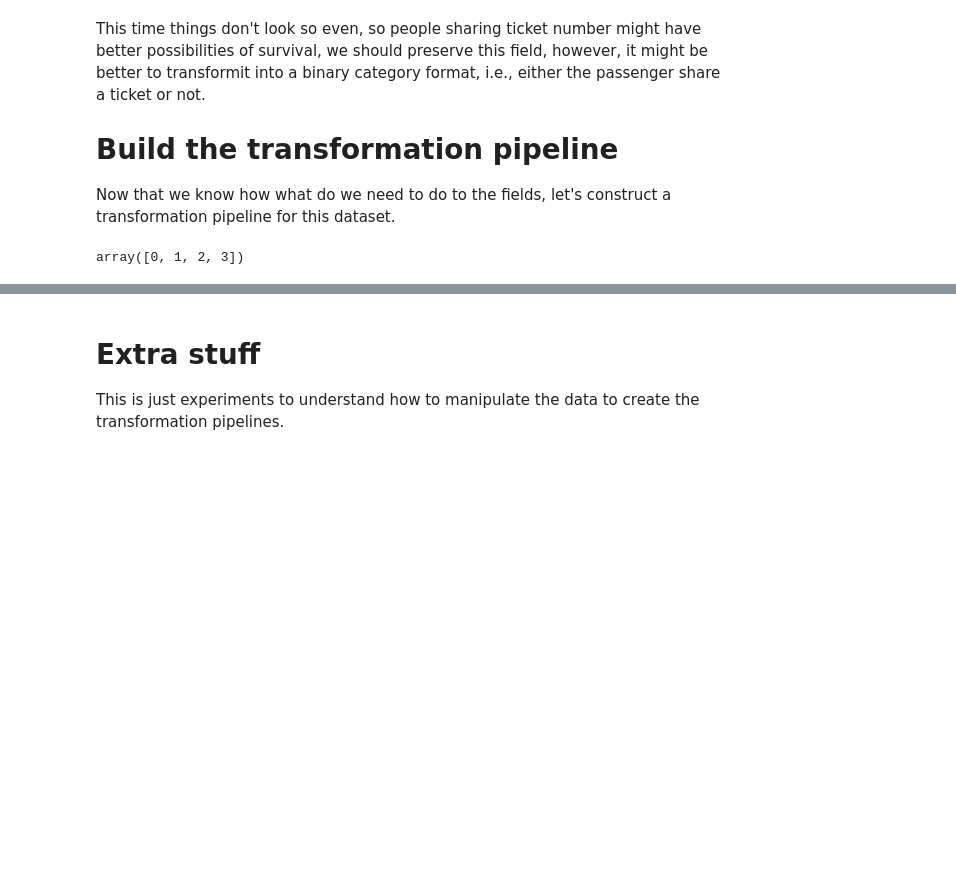
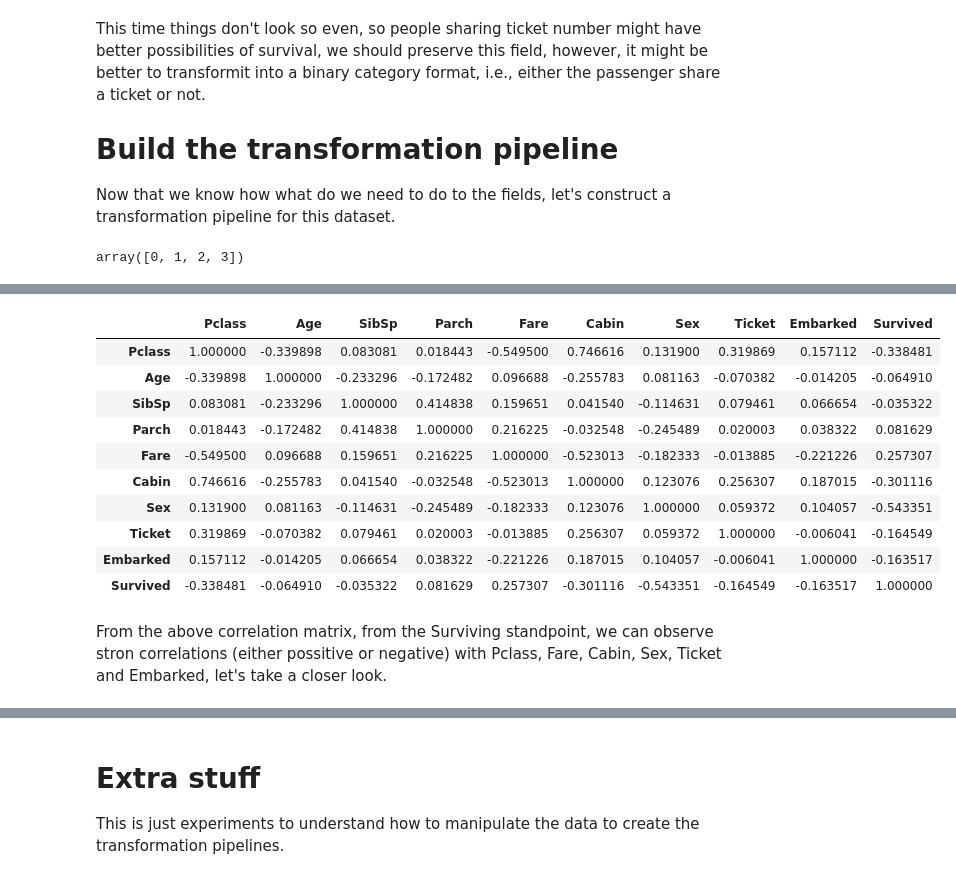
Before and after one commit to Ohtar10/ml-python, a Jupyter notebook: ch03/excercises/Who survives in the Titanic.ipynb, the cells around one changed output, grey strips where cells are left out. Cells and saved outputs as stored; diff of their text form; code cells hidden in the pictures; blank space fills up the shorter version.

```diff
--- a/ch03/excercises/Who survives in the Titanic.ipynb
+++ b/ch03/excercises/Who survives in the Titanic.ipynb
@@ -395,0 +431,18 @@ IndexError: tuple index out of range
+# %%
+transformed_df["Survived"] = train.Survived
+corr_matrix = transformed_df.corr()
+corr_matrix
+# %% [output]
+|  | Pclass | Age | SibSp | Parch | Fare | Cabin | Sex | Ticket | Embarked | Survived |
+| Pclass | 1.000000 | -0.339898 | 0.083081 | 0.018443 | -0.549500 | 0.746616 | 0.131900 | 0.319869 | 0.157112 | -0.338481 |
+| Age | -0.339898 | 1.000000 | -0.233296 | -0.172482 | 0.096688 | -0.255783 | 0.081163 | -0.070382 | -0.014205 | -0.064910 |
+| SibSp | 0.083081 | -0.233296 | 1.000000 | 0.414838 | 0.159651 | 0.041540 | -0.114631 | 0.079461 | 0.066654 | -0.035322 |
+| Parch | 0.018443 | -0.172482 | 0.414838 | 1.000000 | 0.216225 | -0.032548 | -0.245489 | 0.020003 | 0.038322 | 0.081629 |
+| Fare | -0.549500 | 0.096688 | 0.159651 | 0.216225 | 1.000000 | -0.523013 | -0.182333 | -0.013885 | -0.221226 | 0.257307 |
+| Cabin | 0.746616 | -0.255783 | 0.041540 | -0.032548 | -0.523013 | 1.000000 | 0.123076 | 0.256307 | 0.187015 | -0.301116 |
+| Sex | 0.131900 | 0.081163 | -0.114631 | -0.245489 | -0.182333 | 0.123076 | 1.000000 | 0.059372 | 0.104057 | -0.543351 |
+| Ticket | 0.319869 | -0.070382 | 0.079461 | 0.020003 | -0.013885 | 0.256307 | 0.059372 | 1.000000 | -0.006041 | -0.164549 |
+| Embarked | 0.157112 | -0.014205 | 0.066654 | 0.038322 | -0.221226 | 0.187015 | 0.104057 | -0.006041 | 1.000000 | -0.163517 |
+| Survived | -0.338481 | -0.064910 | -0.035322 | 0.081629 | 0.257307 | -0.301116 | -0.543351 | -0.164549 | -0.163517 | 1.000000 |
+# %% [markdown]
+From the above correlation matrix, from the Surviving standpoint, we can observe stron correlations (either possitive or negative) with Pclass, Fare, Cabin, Sex, Ticket and Embarked, let's take a closer look.
```
Also changed, not shown: parts of 28 cells of this notebook.
